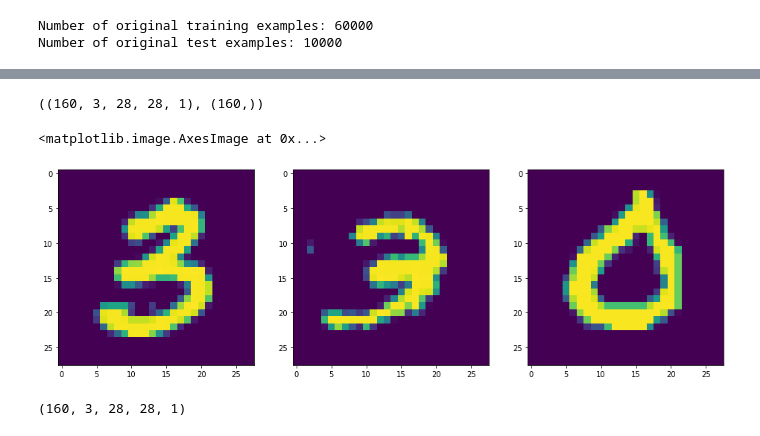
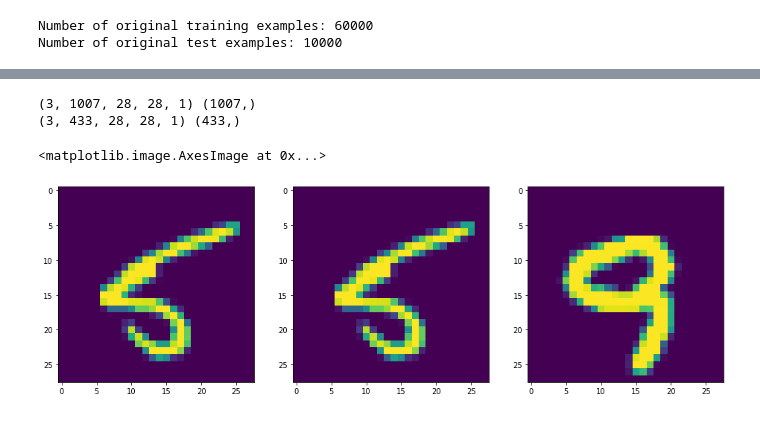
Before and after one commit to hashbanger/siamese-network-mnist, a Jupyter notebook: siamese-classical.ipynb, the cells around one changed output, grey strips where cells are left out. Drawn from its saved outputs; the diff is of its cells as text; code cells hidden in the pictures.

Commit message:
added the siamese training

```diff
--- a/siamese-classical.ipynb
+++ b/siamese-classical.ipynb
@@ -224,10 +167,21 @@ import itertools
 # %%
-NUM_POS = 2
-NUM_NEG = 4
+NUM_POS = 4
+NUM_NEG = 9
 # %%
-def create_triplets(label_set):
+def shuffle_triplets(triplets):
+    triplets_len = list(range(len(triplets[0])))
+    random.shuffle(triplets_len)
+    triplets_shuffles = [triplets[0][triplets_len], triplets[1][triplets_len], triplets[2][triplets_len]]
+    return triplets_shuffles
+
+def create_triplets(label_set, validation_split = 0.7):
     triplet_images = []
     triplets_set = []
+    left_images = []
+    middle_images = []
+    right_images = []
+    set_labels = []
+
     for label in set(label_set):
         label_pos_ids = np.where(label_set == label)[0]
         label_neg_ids = np.where(label_set != label)[0]
@@ -237,6 +191,19 @@ def create_triplets(label_set):
         positive_examples = label_pos_ids[:NUM_POS]
         negative_examples = label_neg_ids[:NUM_NEG]
         triplet_labels = list(itertools.product(positive_examples, positive_examples, negative_examples))
+
         for trp in triplet_labels:
-            triplet_images.append([x_train[trp[0]], x_train[trp[1]], x_train[trp[2]]])
-    return triplet_images, np.array([1] * len(triplet_images))
+            left_images.append(x_train[trp[0]])
+            middle_images.append(x_train[trp[1]])
+            right_images.append(x_train[trp[2]])
+            set_labels.append(1.0)
+
+    triplets, labels = [np.array(left_images), np.array(middle_images), np.array(right_images)], np.array(set_labels)
+
+    triplets = shuffle_triplets(triplets)
+
+    split_point = int(NUM_POS * NUM_POS * NUM_NEG * len(set(label_set)) * 0.7)
+    train_triplets, train_labels = [triplets[0][:split_point], triplets[1][:split_point], triplets[2][:split_point]], labels[:split_point]
+    val_triplets, val_labels = [triplets[0][split_point:], triplets[1][split_point:], triplets[2][split_point:]], labels[split_point:]
+
+    return (train_triplets, train_labels), (val_triplets, val_labels)
@@ -245,17 +210,21 @@ triplets, labels  = create_triplets(y_train)
-# %%
-np.array(triplets).shape, labels.shape,
-# %% [output]
-((160, 3, 28, 28, 1), (160,))
+# %%
+(train_triplets, train_labels), (val_triplets, val_labels)  = create_triplets(y_train)
+# %%
+print(np.array(train_triplets).shape, train_labels.shape)
+print(np.array(val_triplets).shape, val_labels.shape)
+# %% [output]
+(3, 1007, 28, 28, 1) (1007,)
+(3, 433, 28, 28, 1) (433,)
 # %%
 import matplotlib.pyplot as plt
-num = 58
+num = 1005
 plt.figure(figsize= (16,5))
 plt.subplot(1,3,1)
-plt.imshow(triplets[num][0])
+plt.imshow(train_triplets[0][num])
 plt.subplot(1,3,2)
-plt.imshow(triplets[num][1])
+plt.imshow(train_triplets[1][num])
 plt.subplot(1,3,3)
-plt.imshow(triplets[num][2])
+plt.imshow(train_triplets[2][num])
 # %% [output]
 <matplotlib.image.AxesImage at 0x...>
-[figure, old version]
+[figure, new version]
@@ -268,4 +230,0 @@ def accuracy(y_true, y_pred):
-# %%
-np.array(triplets).shape
-# %% [output]
-(160, 3, 28, 28, 1)
```
Also changed, not shown: parts of 17 cells of this notebook, 1 other file.
